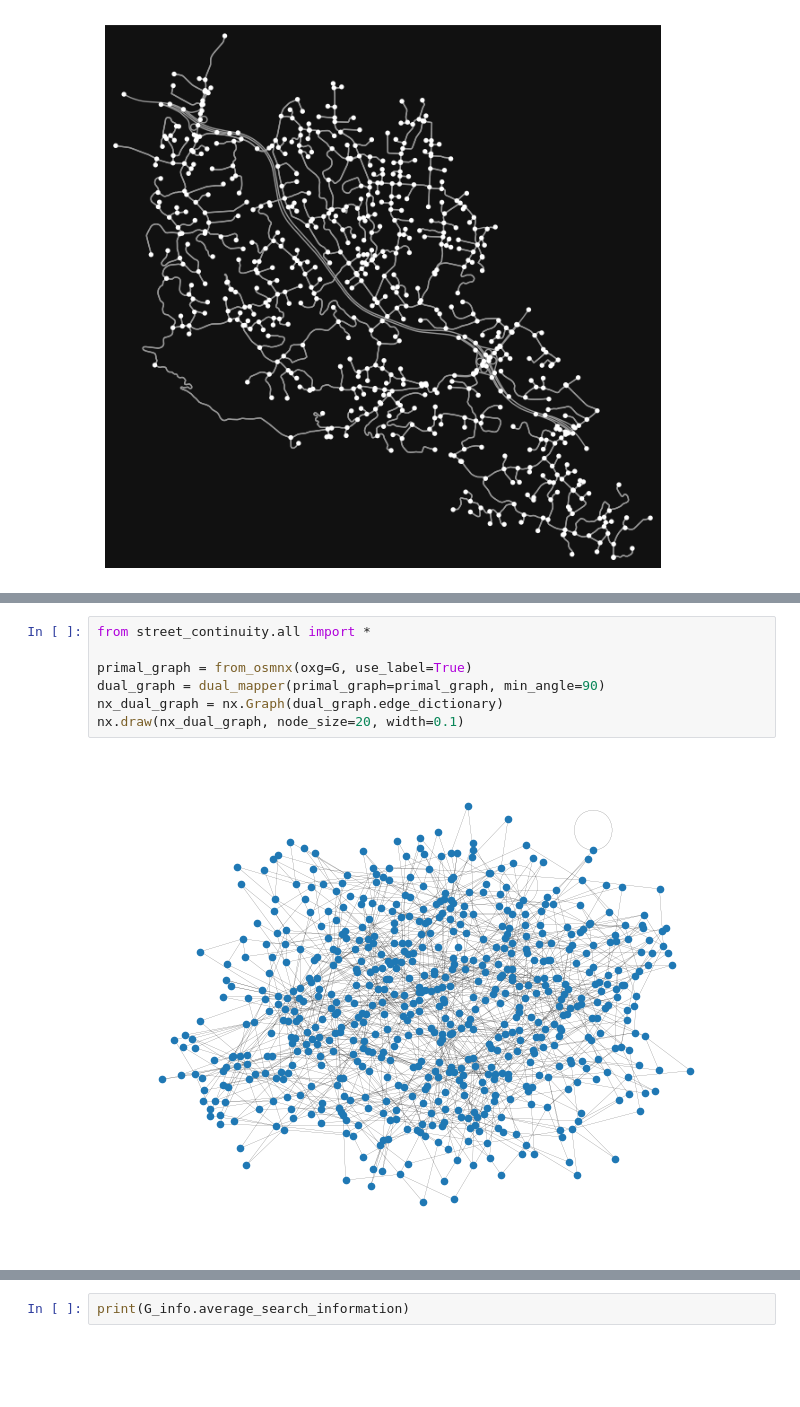
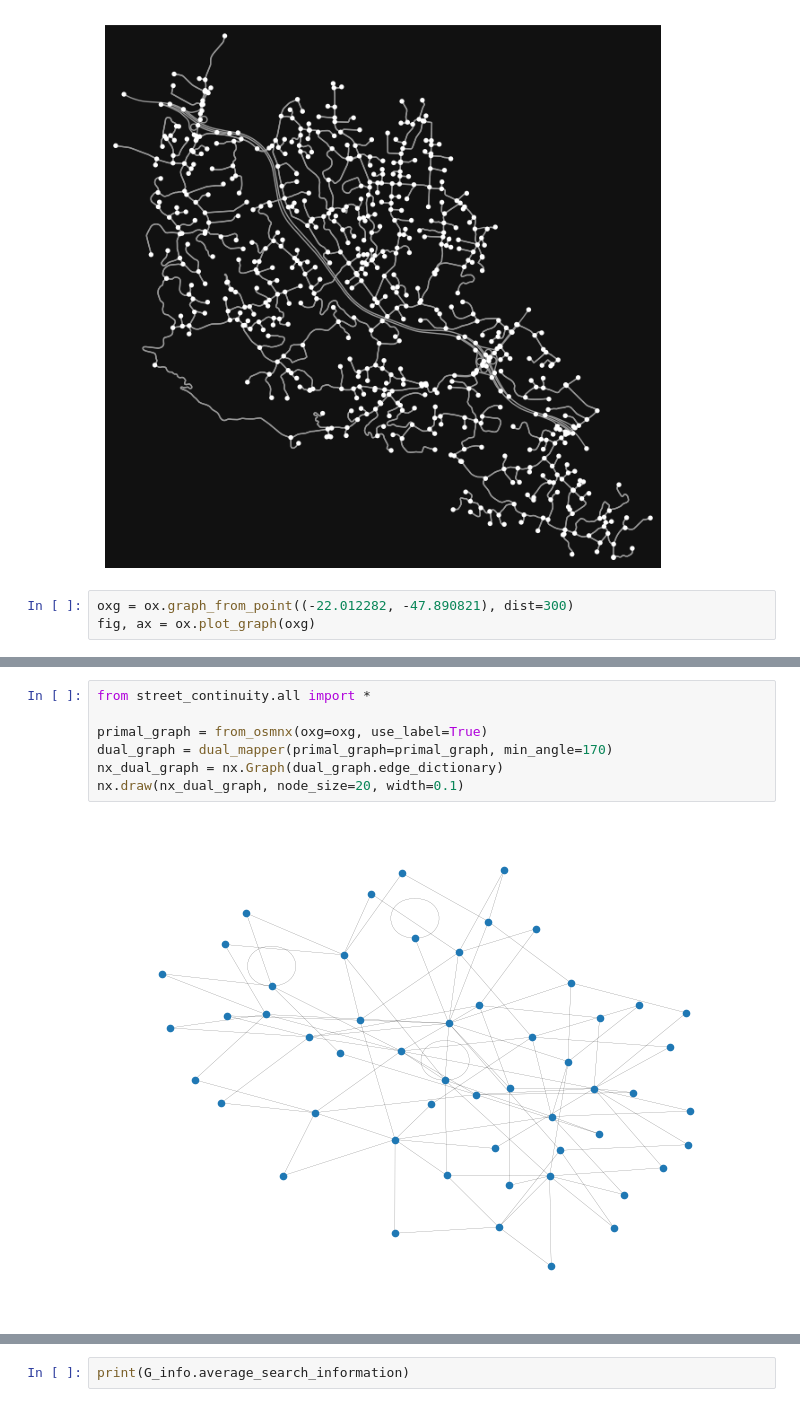
Before and after one commit to vitorfrois/complex-networks-navigation, a Jupyter notebook: demo.ipynb, the cells around one changed output, grey strips where cells are left out. Drawn from its saved outputs; the diff is of its cells as text; blank space fills up the shorter version.

Commit message:
using library to translate graphs

```diff
--- a/demo.ipynb
+++ b/demo.ipynb
@@ -16,3 +17,6 @@ G = ox.graph_from_place(
 fig, ax = ox.plot_graph(G)
 # %% [output]
 [figure]
+# %%
+oxg = ox.graph_from_point((-22.012282, -47.890821), dist=300)
+fig, ax = ox.plot_graph(oxg)
@@ -19,9 +25,9 @@ fig, ax = ox.plot_graph(G)
 # %%
 from street_continuity.all import *
 
-primal_graph = from_osmnx(oxg=G, use_label=True)
-dual_graph = dual_mapper(primal_graph=primal_graph, min_angle=90)
+primal_graph = from_osmnx(oxg=oxg, use_label=True)
+dual_graph = dual_mapper(primal_graph=primal_graph, min_angle=170)
 nx_dual_graph = nx.Graph(dual_graph.edge_dictionary)
 nx.draw(nx_dual_graph, node_size=20, width=0.1)
 # %% [output]
-[figure, old version]
+[figure, new version]
```
Also changed, not shown: parts of 8 cells of this notebook.
